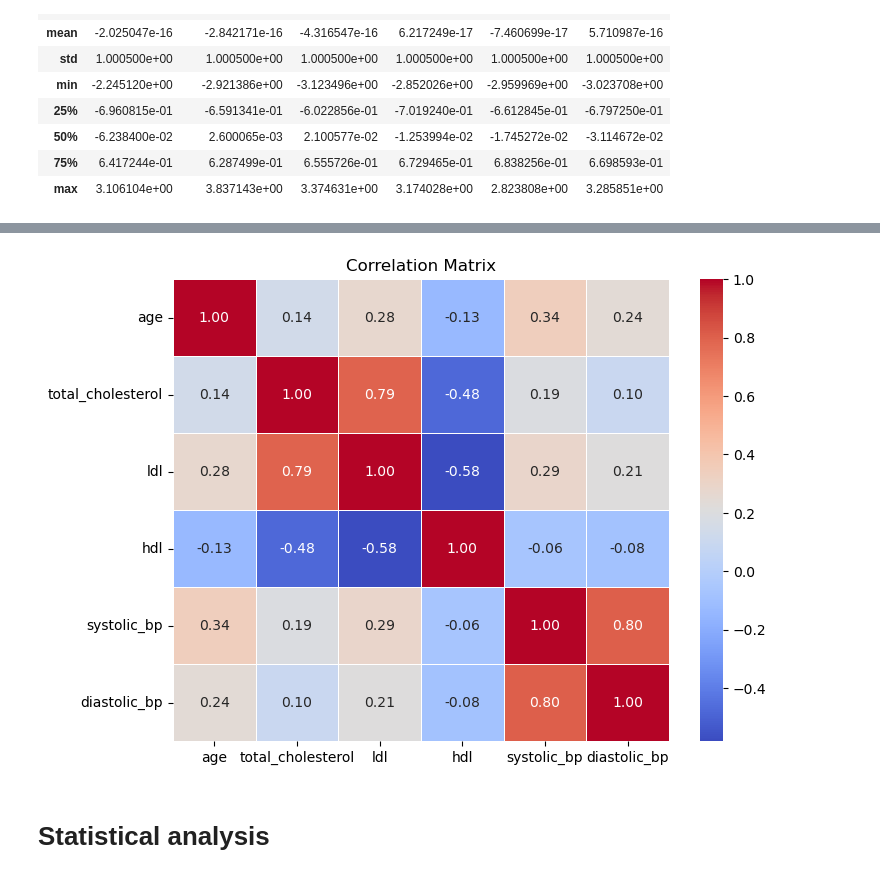
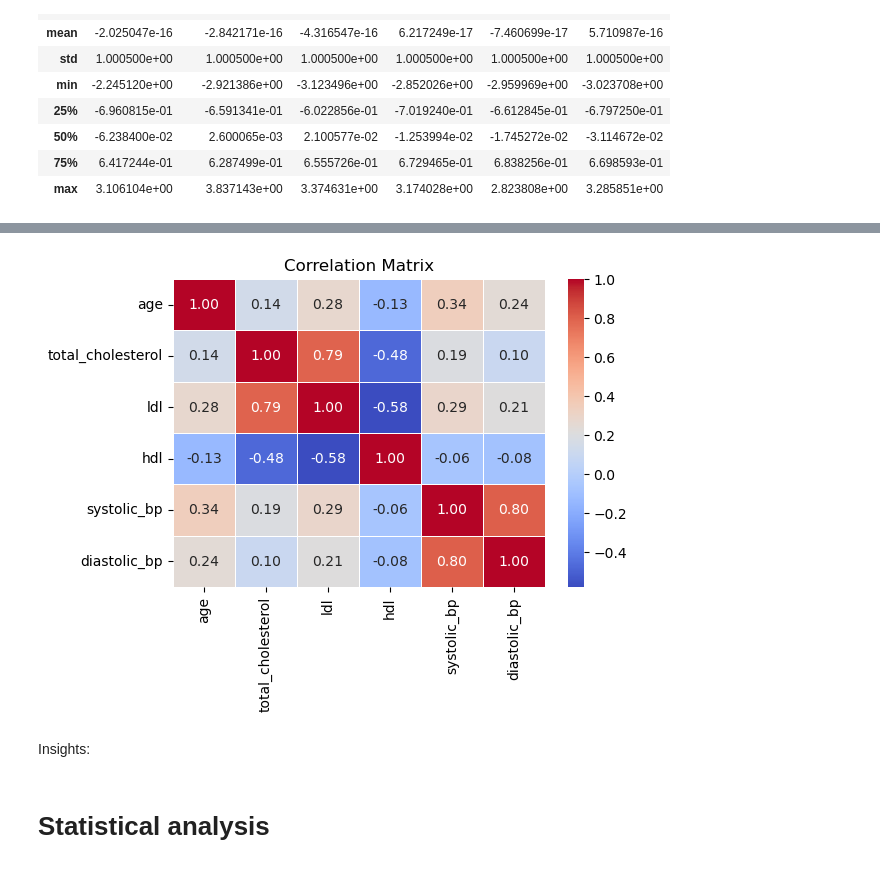
Before and after one commit to stephTchembeu/Heart_Attack_Risk_Assessment, a Jupyter notebook: script/hear_attack_analysis.ipynb, the cells around one changed output, grey strips where cells are left out. Cells and saved outputs as stored; diff of their text form; code cells hidden in the pictures.

```diff
--- a/script/hear_attack_analysis.ipynb
+++ b/script/hear_attack_analysis.ipynb
@@ -162,15 +165,16 @@ plt.show()
 # %%
-# Correlation matrix of the dataset
-# Compute the correlation matrix
+# Correlation matrix of our dataset
 correlation_matrix = scaled_df.corr(numeric_only=True)  # Exclude non-numeric columns
 # Plot the heatmap
-plt.figure(figsize=(8, 6))
+plt.figure(figsize=(6, 4))
 sns.heatmap(correlation_matrix, annot=True, cmap="coolwarm", fmt=".2f", linewidths=0.5)
 # Show the plot
 plt.title("Correlation Matrix")
 plt.show()
 # %% [output]
-[figure, old version]
+[figure, new version]
+# %% [markdown]
+Insights:
 # %% [markdown]
 # Statistical analysis
 # %% [markdown]
```
Also changed, not shown: parts of 21 cells of this notebook, 1 other file.
